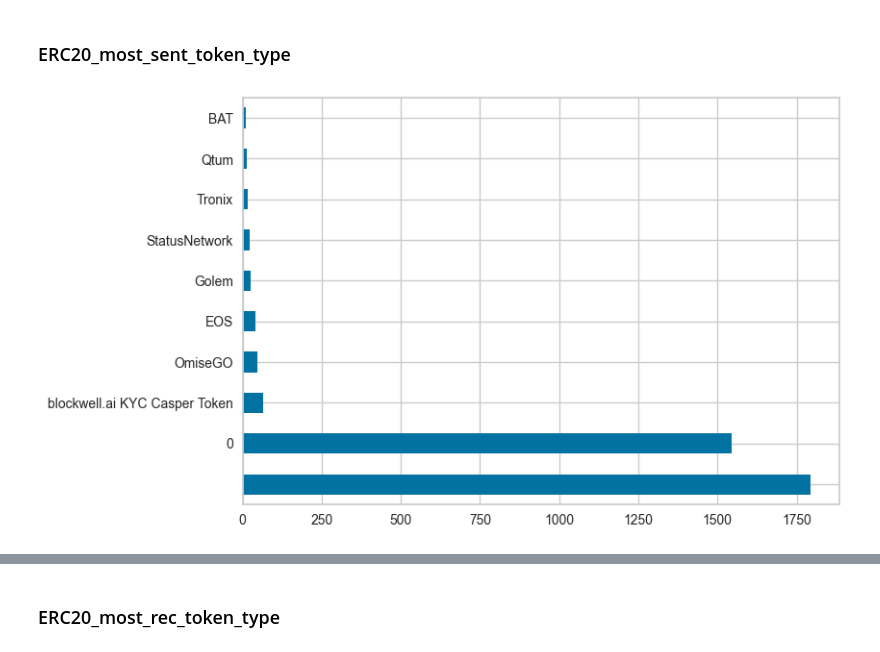
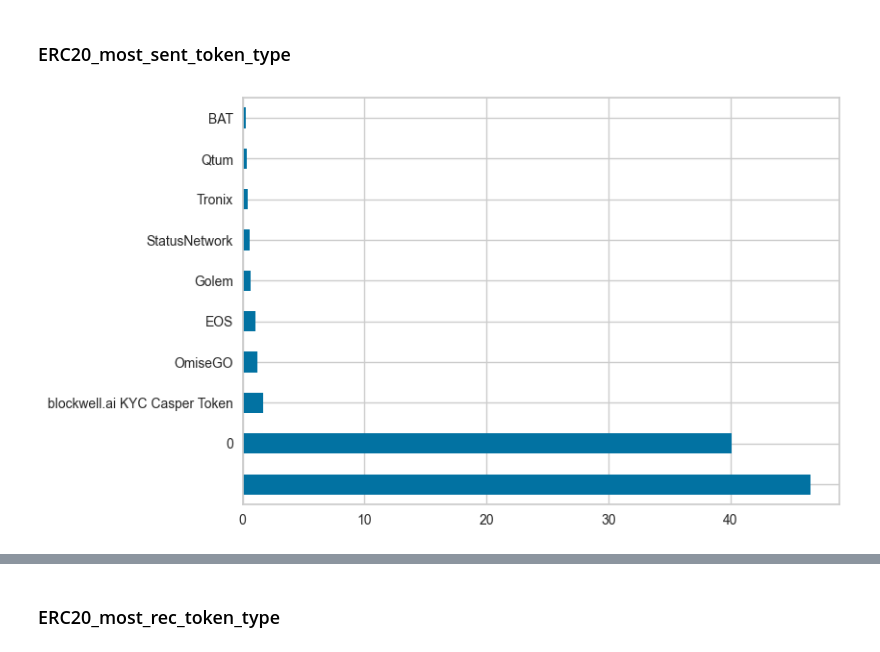
Before and after one commit to henriquetsu/ethereum_laundering, a Jupyter notebook: notebooks/01-ethereum_business_and_data_understanding_v1-suto.ipynb, the cells around one changed output, grey strips where cells are left out. Saved outputs shown, nothing was run; the diff lists cells and outputs as text; code cells hidden in the pictures.

```diff
--- a/notebooks/01-business_and_data_understanding_ethereum_v1-suto.ipynb
+++ b/notebooks/01-ethereum_business_and_data_understanding_v1-suto.ipynb
@@ -186,6 +186,9 @@ df_evaluation_categorical.head()
 # %% [markdown]
 ### ERC20_most_sent_token_type
 # %%
-df_evaluation_categorical.loc[:, 'ERC20_most_sent_token_type'].value_counts().head(10).plot(kind='barh');
+(
+    100*df_evaluation_categorical.loc[:, 'ERC20_most_sent_token_type'].value_counts()/
+    df_evaluation_categorical.loc[:, 'ERC20_most_sent_token_type'].value_counts().sum()
+).head(10).plot(kind='barh');
 # %% [output]
-[figure, old version]
+[figure, new version]
```
Also changed, not shown: parts of 13 cells of this notebook, 8 other files.
